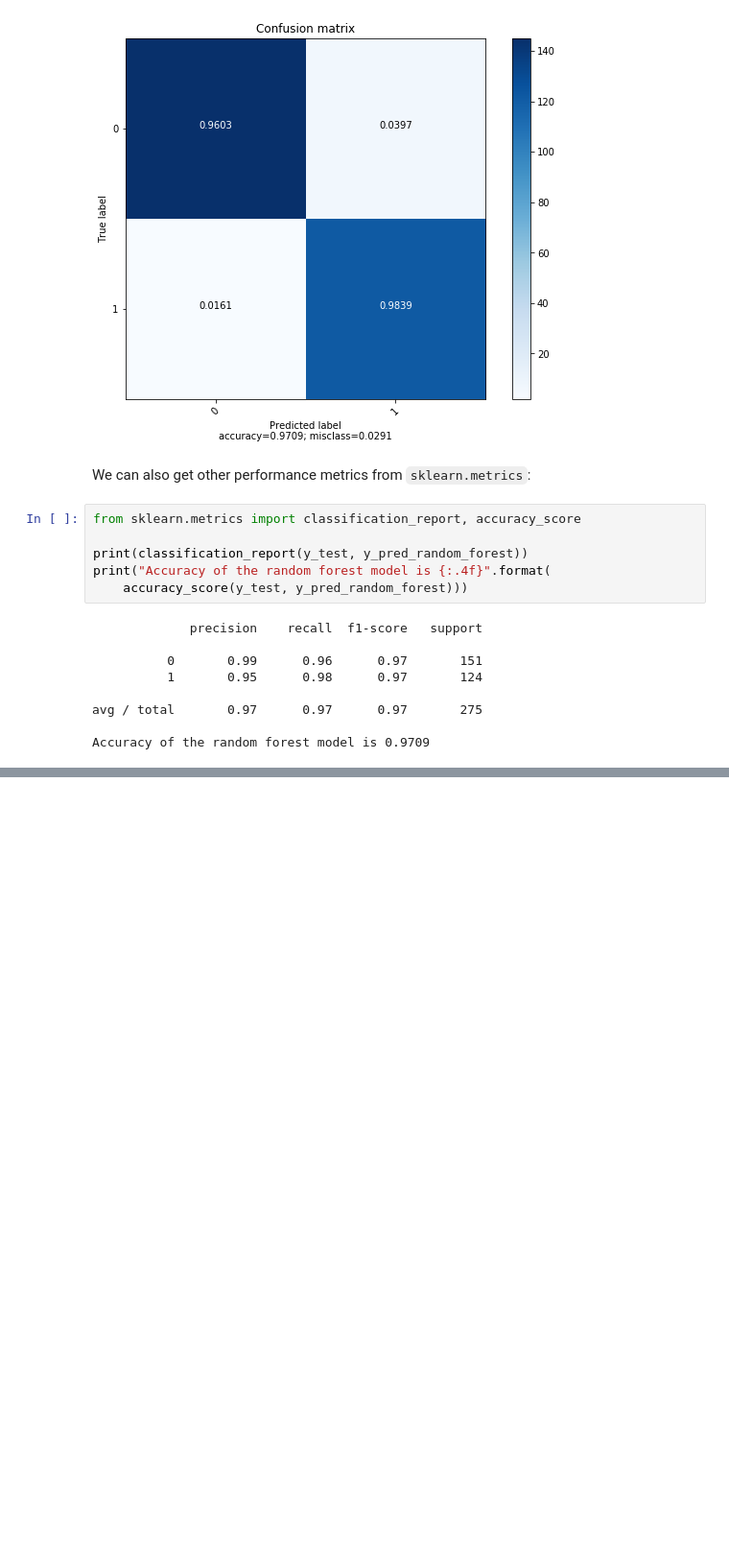
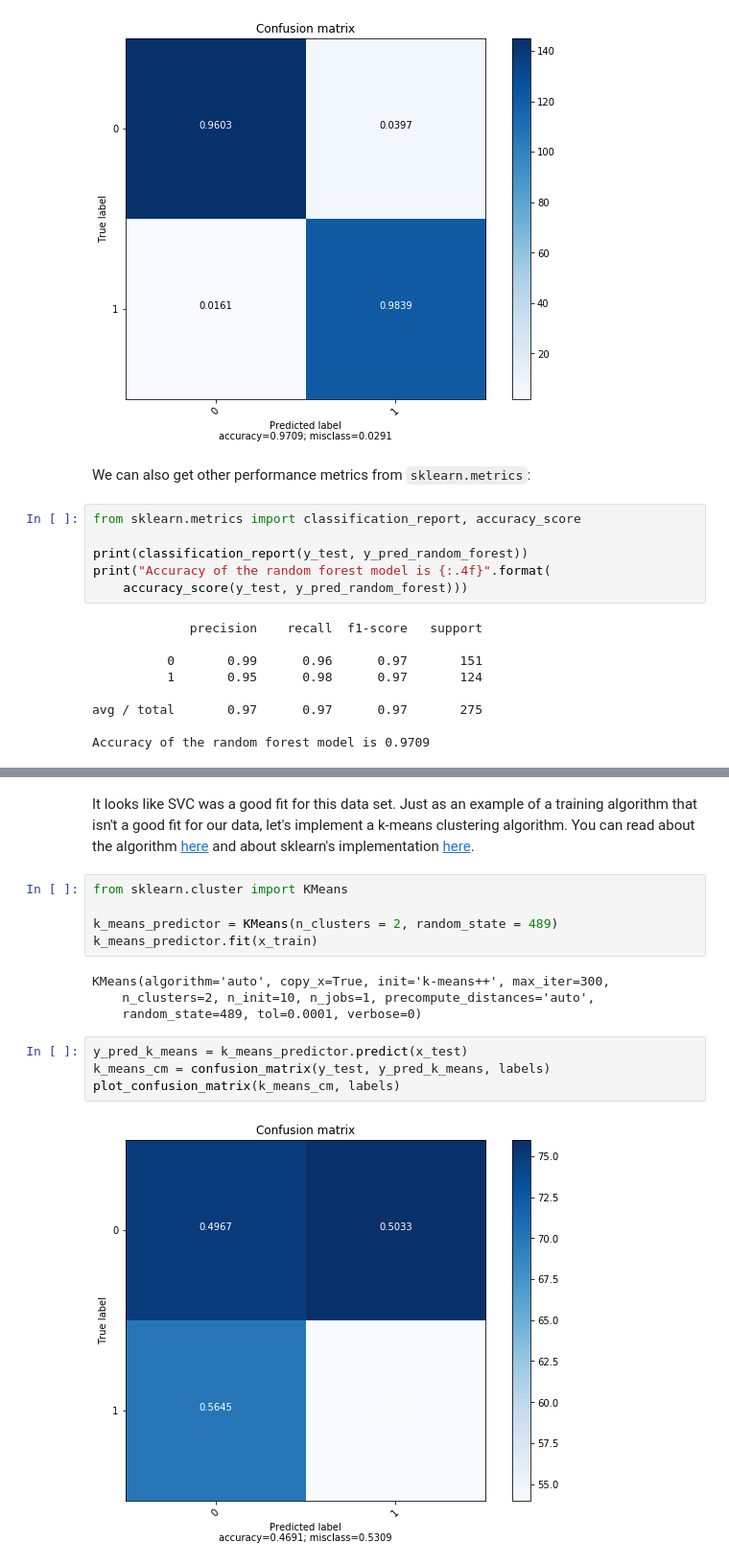
Before and after one commit to pommevilla/jae.ml, a Jupyter notebook: jae.ml.1.ipynb, the cells around one changed output, grey strips where cells are left out. Shown: that part at 96% size. Drawn from its saved outputs; the diff is of its cells as text; blank space fills up the shorter version.

```diff
--- a/jae.ml.1.ipynb
+++ b/jae.ml.1.ipynb
@@ -186,0 +218,17 @@ Let's go ahead and implement the SVM for this data set.
+# %% [markdown]
+It looks like SVC was a good fit for this data set.  Just as an example of a training algorithm that isn't a good fit for our data, let's implement a k-means clustering algorithm.  You can read about the algorithm [here](https://en.wikipedia.org/wiki/K-means_clustering) and about sklearn's implementation [here](https://scikit-learn.org/stable/modules/generated/sklearn.cluster.KMeans.html).
+# %%
+from sklearn.cluster import KMeans
+
+k_means_predictor = KMeans(n_clusters = 2, random_state = 489)
+k_means_predictor.fit(x_train)
+# %% [output]
+KMeans(algorithm='auto', copy_x=True, init='k-means++', max_iter=300,
+    n_clusters=2, n_init=10, n_jobs=1, precompute_distances='auto',
+    random_state=489, tol=0.0001, verbose=0)
+# %%
+y_pred_k_means = k_means_predictor.predict(x_test)
+k_means_cm = confusion_matrix(y_test, y_pred_k_means, labels)
+plot_confusion_matrix(k_means_cm, labels)
+# %% [output]
+[figure, added]
```
Also changed, not shown: parts of 7 cells of this notebook.
